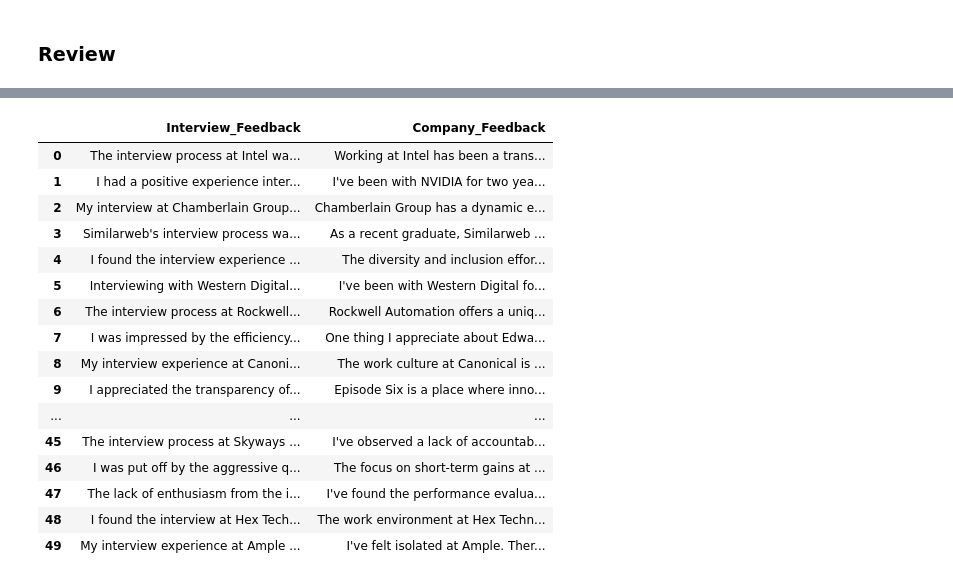
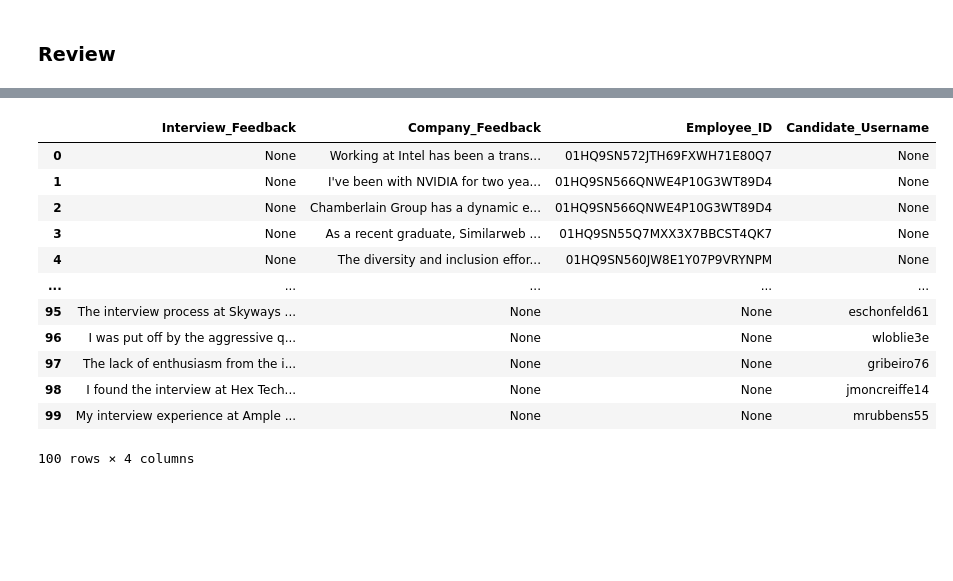
Before and after one commit to vbainwala/TalentTrove, a Jupyter notebook: make_data.ipynb, the cells around one changed output, grey strips where cells are left out. Saved outputs shown, nothing was run; the diff lists cells and outputs as text; code cells hidden in the pictures; blank space fills up the shorter version.

Commit message:
Fixes #11: correct foreign keys to be present in Review data, make reviews written by either employee or candidate (mutually exclusive)

```diff
--- a/make_data.ipynb
+++ b/make_data.ipynb
@@ -969,29 +965,41 @@ for i in range(len(employee_reviews)):
     interview_reviews[i] = review_2
 # %%
 # Create Reviews Dataframe and concatenate it with the Review_ID dataframe
-reviews_df = pd.DataFrame({
+employees_df = pd.DataFrame({'Interview_Feedback': [None] * len(employee_reviews), 'Company_Feedback': employee_reviews})
+employees_df['Employee_ID'] = employee_df['Employee_ID'].apply(lambda x: random.choice(employee_df['Employee_ID']))
+interview_df = pd.DataFrame({'Interview_Feedback': interview_reviews, 'Company_Feedback': [None] * len(interview_reviews)})
+interview_df['Username'] = candidate_df['Username'].apply(lambda x: random.choice(candidate_df['Username']))
+
+employee_reviews_df = pd.DataFrame({
+    'Interview_Feedback': [None] * len(employee_reviews),
+    'Company_Feedback': employee_reviews,
+    'Employee_ID': [random.choice(employees_df['Employee_ID']) for _ in range(len(employee_reviews))],
+    'Candidate_Username': [None] * len(employee_reviews)
+})
+
+interview_reviews_df = pd.DataFrame({
     'Interview_Feedback': interview_reviews,
-    'Company_Feedback': employee_reviews,
+    'Company_Feedback': [None] * len(interview_reviews),
+    'Employee_ID': [None] * len(interview_reviews),
+    'Candidate_Username': [random.choice(interview_df['Username']) for _ in range(len(interview_reviews))]
 })
+
+reviews_df = pd.concat([employee_reviews_df, interview_reviews_df], ignore_index=True)
 reviews_df
 # %% [output]
-|  | Interview_Feedback | Company_Feedback |
-| 0 | The interview process at Intel wa... | Working at Intel has been a trans... |
-| 1 | I had a positive experience inter... | I've been with NVIDIA for two yea... |
-| 2 | My interview at Chamberlain Group... | Chamberlain Group has a dynamic e... |
-| 3 | Similarweb's interview process wa... | As a recent graduate, Similarweb ... |
-| 4 | I found the interview experience ... | The diversity and inclusion effor... |
-| 5 | Interviewing with Western Digital... | I've been with Western Digital fo... |
-| 6 | The interview process at Rockwell... | Rockwell Automation offers a uniq... |
-| 7 | I was impressed by the efficiency... | One thing I appreciate about Edwa... |
-| 8 | My interview experience at Canoni... | The work culture at Canonical is ... |
-| 9 | I appreciated the transparency of... | Episode Six is a place where inno... |
-| ... | ... | ... |
-| 45 | The interview process at Skyways ... | I've observed a lack of accountab... |
-| 46 | I was put off by the aggressive q... | The focus on short-term gains at ... |
-| 47 | The lack of enthusiasm from the i... | I've found the performance evalua... |
-| 48 | I found the interview at Hex Tech... | The work environment at Hex Techn... |
-| 49 | My interview experience at Ample ... | I've felt isolated at Ample. Ther... |
+|  | Interview_Feedback | Company_Feedback | Employee_ID | Candidate_Username |
+| 0 | None | Working at Intel has been a trans... | 01HQ9SN572JTH69FXWH71E80Q7 | None |
+| 1 | None | I've been with NVIDIA for two yea... | 01HQ9SN566QNWE4P10G3WT89D4 | None |
+| 2 | None | Chamberlain Group has a dynamic e... | 01HQ9SN566QNWE4P10G3WT89D4 | None |
+| 3 | None | As a recent graduate, Similarweb ... | 01HQ9SN55Q7MXX3X7BBCST4QK7 | None |
+| 4 | None | The diversity and inclusion effor... | 01HQ9SN560JW8E1Y07P9VRYNPM | None |
+| ... | ... | ... | ... | ... |
+| 95 | The interview process at Skyways ... | None | None | eschonfeld61 |
+| 96 | I was put off by the aggressive q... | None | None | wloblie3e |
+| 97 | The lack of enthusiasm from the i... | None | None | gribeiro76 |
+| 98 | I found the interview at Hex Tech... | None | None | jmoncreiffe14 |
+| 99 | My interview experience at Ample ... | None | None | mrubbens55 |
+100 rows × 4 columns
 # %%
 # Output final Review dataframe
 review_df = pd.concat([review_mock_df.reset_index(drop=True), reviews_df], axis=1)
```
Also changed, not shown: parts of 3 cells of this notebook, 2 other files.
